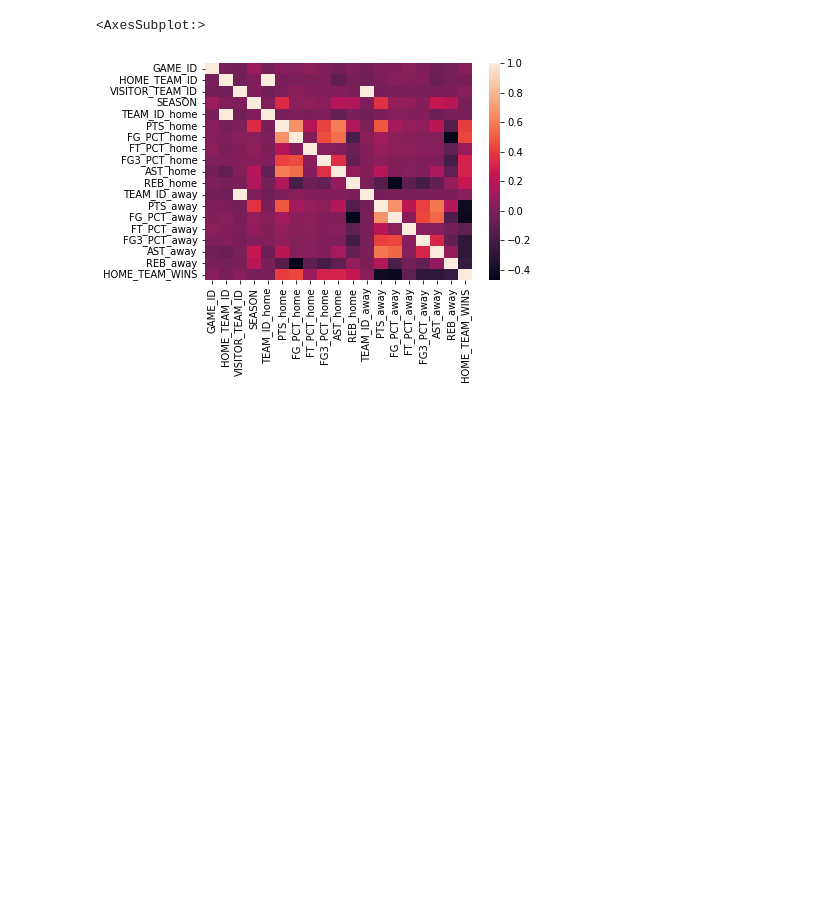
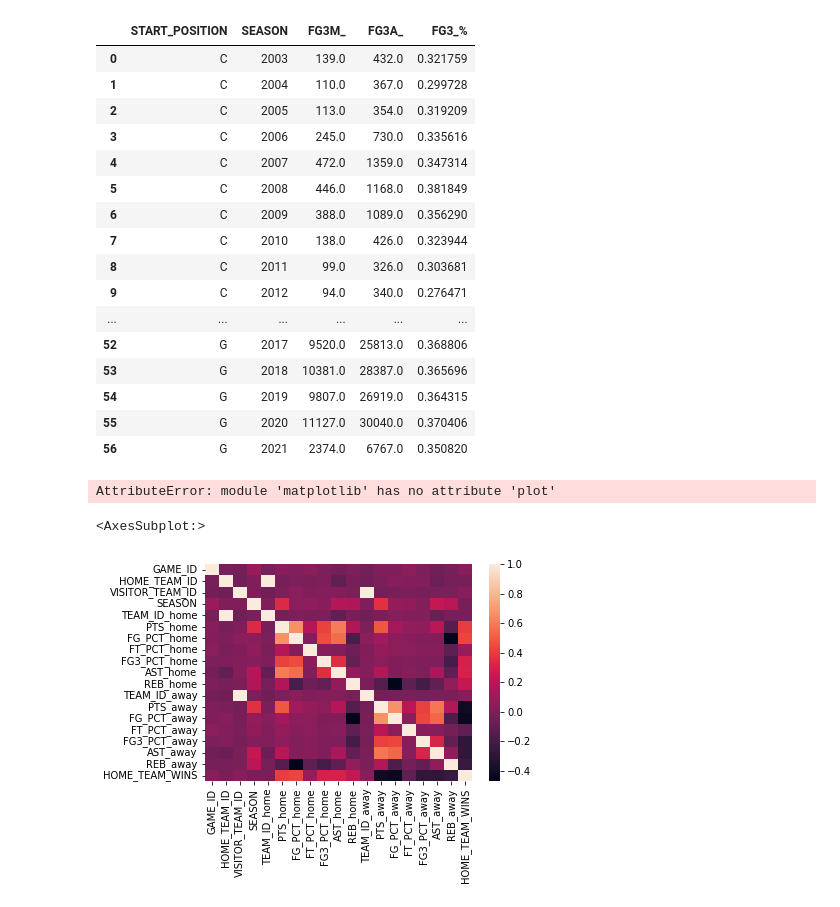
Before and after one commit to camiloms10/NBA_project, a Jupyter notebook: NBA_analysis.ipynb, the cells around one changed output. Saved outputs shown, nothing was run; the diff lists cells and outputs as text; code cells hidden in the pictures; blank space fills up the shorter version.

```diff
--- a/NBA_analysis.ipynb
+++ b/NBA_analysis.ipynb
@@ -48,3 +39,32 @@ HOME_TEAM_WINS         1.000000
+# %%
+dff = df.groupby(["START_POSITION","SEASON"]).agg(FG3M_=('FG3M','sum'),FG3A_=('FG3A','sum')).reset_index()
+dff["FG3_%"] = dff["FG3M_"].div(dff["FG3A_"].values)
+dff
+# %% [output]
+|  | START_POSITION | SEASON | FG3M_ | FG3A_ | FG3_% |
+| 0 | C | 2003 | 139.0 | 432.0 | 0.321759 |
+| 1 | C | 2004 | 110.0 | 367.0 | 0.299728 |
+| 2 | C | 2005 | 113.0 | 354.0 | 0.319209 |
+| 3 | C | 2006 | 245.0 | 730.0 | 0.335616 |
+| 4 | C | 2007 | 472.0 | 1359.0 | 0.347314 |
+| 5 | C | 2008 | 446.0 | 1168.0 | 0.381849 |
+| 6 | C | 2009 | 388.0 | 1089.0 | 0.356290 |
+| 7 | C | 2010 | 138.0 | 426.0 | 0.323944 |
+| 8 | C | 2011 | 99.0 | 326.0 | 0.303681 |
+| 9 | C | 2012 | 94.0 | 340.0 | 0.276471 |
+| ... | ... | ... | ... | ... | ... |
+| 52 | G | 2017 | 9520.0 | 25813.0 | 0.368806 |
+| 53 | G | 2018 | 10381.0 | 28387.0 | 0.365696 |
+| 54 | G | 2019 | 9807.0 | 26919.0 | 0.364315 |
+| 55 | G | 2020 | 11127.0 | 30040.0 | 0.370406 |
+| 56 | G | 2021 | 2374.0 | 6767.0 | 0.350820 |
+# %%
+x_val = dff['SEASON']
+y_val = dff['FG3_%']
+plt.plot(x_val,y_val)
+plt.show()
+# %% [output]
+AttributeError: module 'matplotlib' has no attribute 'plot'
 # %%
 sns.heatmap(corrM)
 ##plt.show()
```
Also changed, not shown: parts of 3 cells of this notebook.
